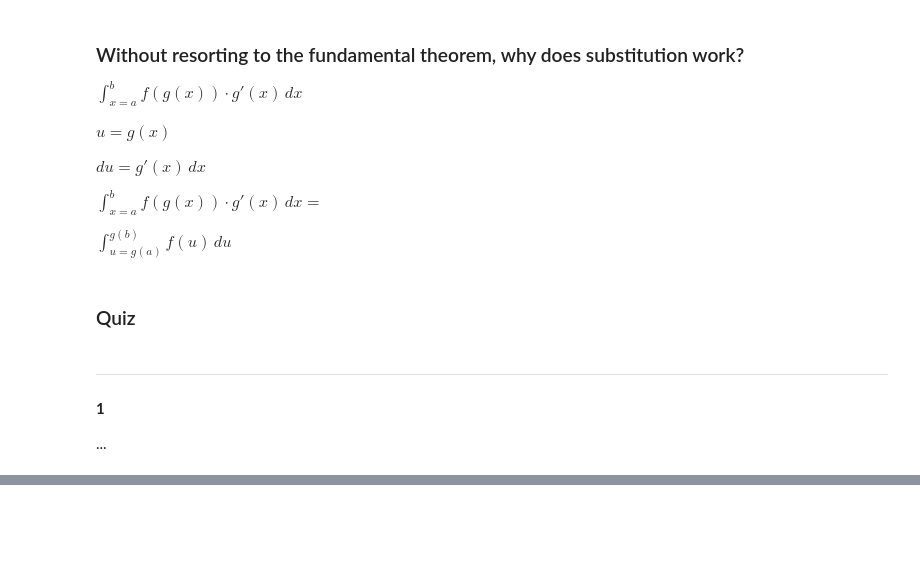
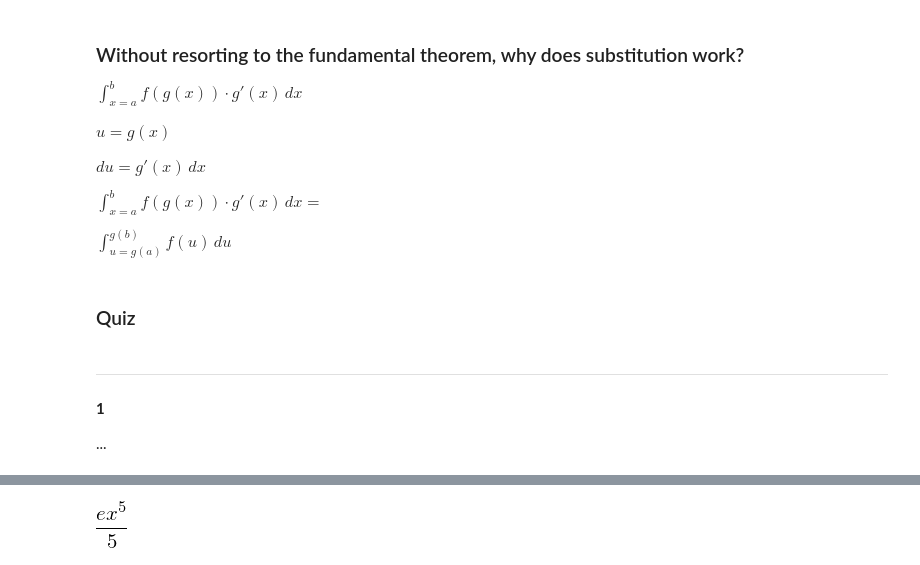
Before and after one commit to idrisr/coursera-calculus_one, a Jupyter notebook: Calculus3.ipynb, the cells around one changed output, grey strips where cells are left out. Drawn from its saved outputs; the diff is of its cells as text; code cells hidden in the pictures; blank space fills up the shorter version.

```diff
--- a/Calculus3.ipynb
+++ b/Calculus3.ipynb
@@ -2415,0 +2677,5 @@ $\displaystyle\int_{u=g(a)}^{g(b)} f(u)\,du$
+# %%
+fx = x**3*E*x
+integrate(fx)
+# %% [output]
+[figure, added]
```
Also changed, not shown: parts of 28 cells of this notebook.
